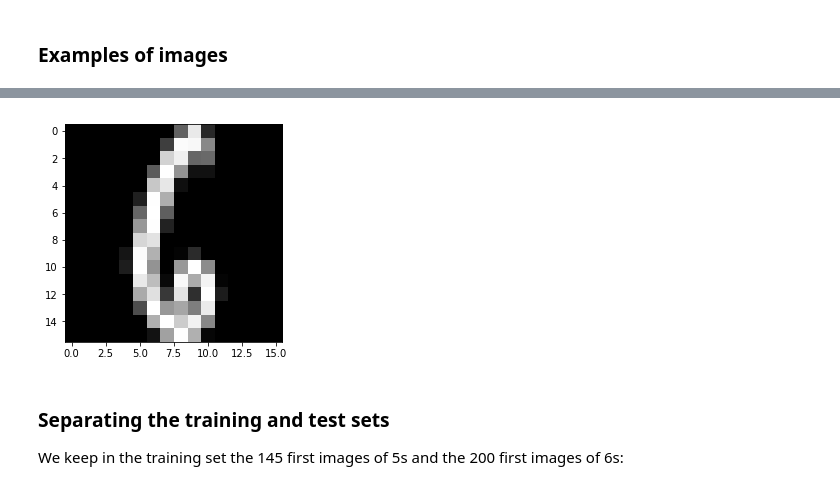
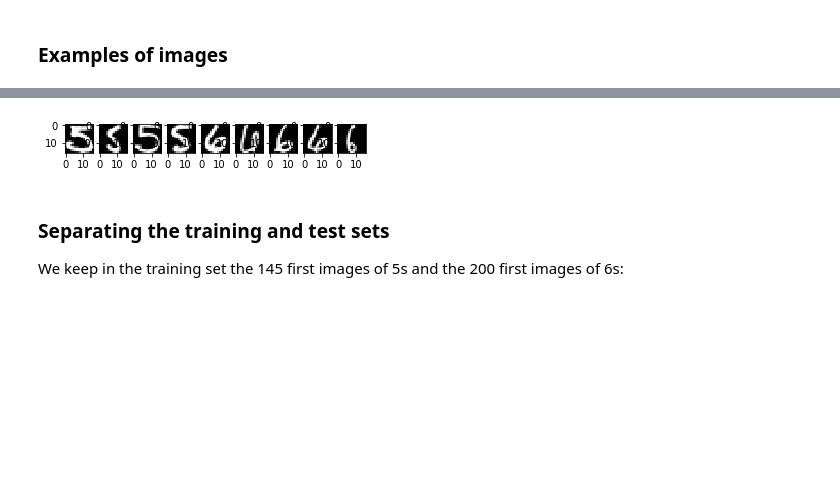
Before and after one commit to kronerte/ML_Logistic_Regression, a Jupyter notebook: TP3_archive/TP3_Kronert_Trinh.ipynb, the cells around one changed output, grey strips where cells are left out. Cells and saved outputs as stored; diff of their text form; code cells hidden in the pictures; blank space fills up the shorter version.

```diff
--- a/TP3_archive/TP3_logistic_regression.ipynb
+++ b/TP3_archive/TP3_Kronert_Trinh.ipynb
@@ -439,10 +446,3 @@ train_5 = np.loadtxt('train_5.txt',delimiter=',')   # 556 samples
 train_6 = np.loadtxt('train_6.txt',delimiter=',')   # 664 samples
 # %% [markdown]
 ### Examples of images
-# %%
-# Digit 5
-n=9;
-I = np.reshape(train_5[n,:],(16,16))
-
-plt.imshow(I,cmap='gray')
-plt.show()
@@ -451,12 +449,17 @@ plt.show()
-# %%
-# Digit 6
-n=5;
-I = reshape(train_6[n,:],(16,16))
-
-plt.imshow(I,cmap='gray')
-plt.show()
-# %% [output]
-[figure, removed]
+# %%
+for n in range(5):
+    plt.subplot(1,10,n+1)
+    n=n
+    I = reshape(train_5[n,:],(16,16))
+    plt.imshow(I,cmap='gray')
+
+for n in range(5):
+    plt.subplot(1,10,n+5)
+    n=n
+    I = reshape(train_6[n,:],(16,16))
+    plt.imshow(I,cmap='gray')
+# %% [output]
+[figure, added]
 # %% [markdown]
 ### Separating the training and test sets
 
```
Also changed, not shown: parts of 50 cells of this notebook.
